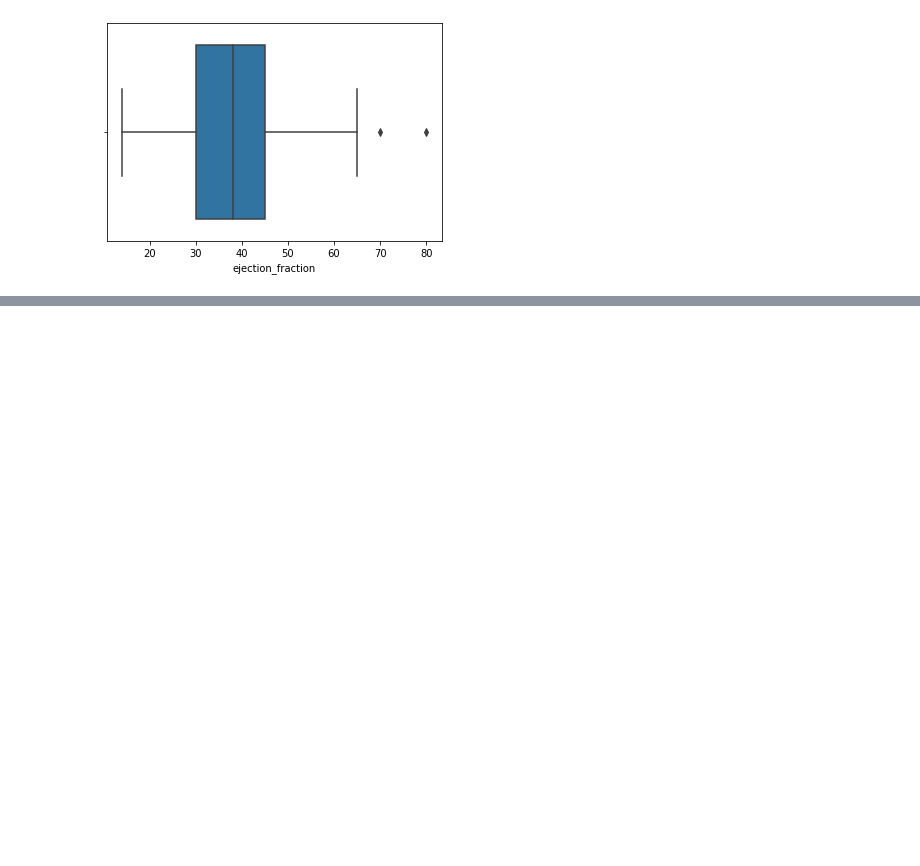
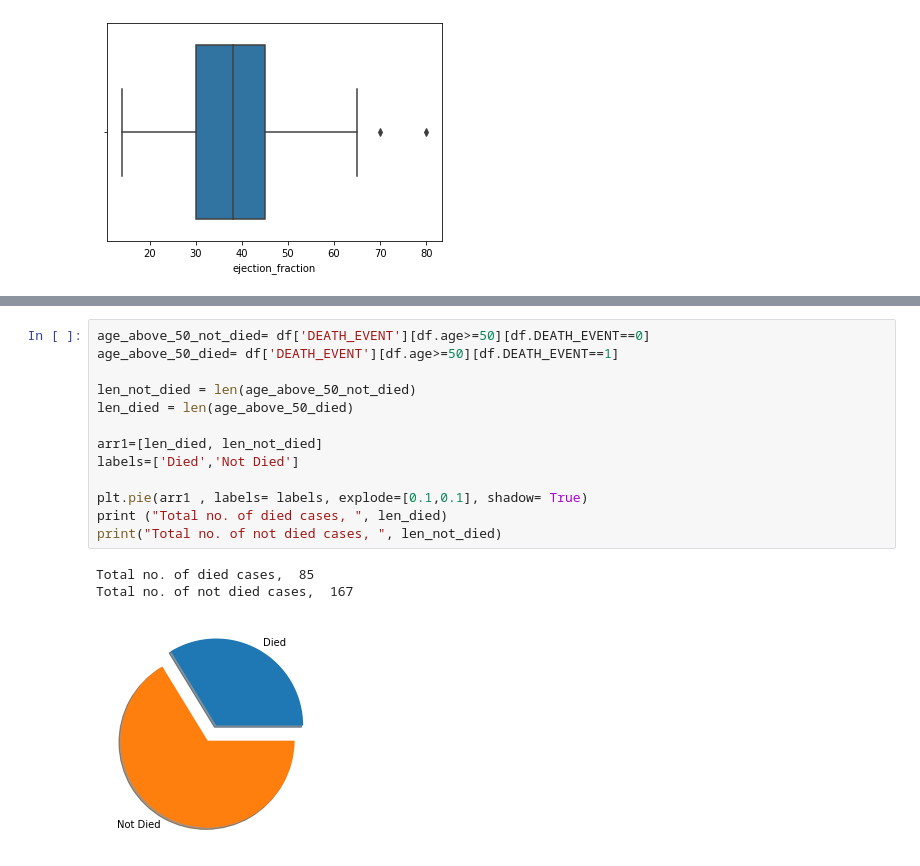
Before and after one commit to Padi-Rishitha/ML_Models, a Jupyter notebook: HeartFailurePrediction/Heart_Failure_Prediction.ipynb, the cells around one changed output, grey strips where cells are left out. Saved outputs shown, nothing was run; the diff lists cells and outputs as text; blank space fills up the shorter version.

```diff
--- a/HeartFailurePrediction/Heart_Failure_Prediction.ipynb
+++ b/HeartFailurePrediction/Heart_Failure_Prediction.ipynb
@@ -125,0 +139,17 @@ corr= df.corr()
+# %%
+age_above_50_not_died= df['DEATH_EVENT'][df.age>=50][df.DEATH_EVENT==0]
+age_above_50_died= df['DEATH_EVENT'][df.age>=50][df.DEATH_EVENT==1]
+
+len_not_died = len(age_above_50_not_died)
+len_died = len(age_above_50_died)
+
+arr1=[len_died, len_not_died]
+labels=['Died','Not Died']
+
+plt.pie(arr1 , labels= labels, explode=[0.1,0.1], shadow= True)
+print ("Total no. of died cases, ", len_died)
+print("Total no. of not died cases, ", len_not_died)
+# %% [output]
+Total no. of died cases,  85
+Total no. of not died cases,  167
+[figure, added]
```
Also changed, not shown: parts of 19 cells of this notebook.
